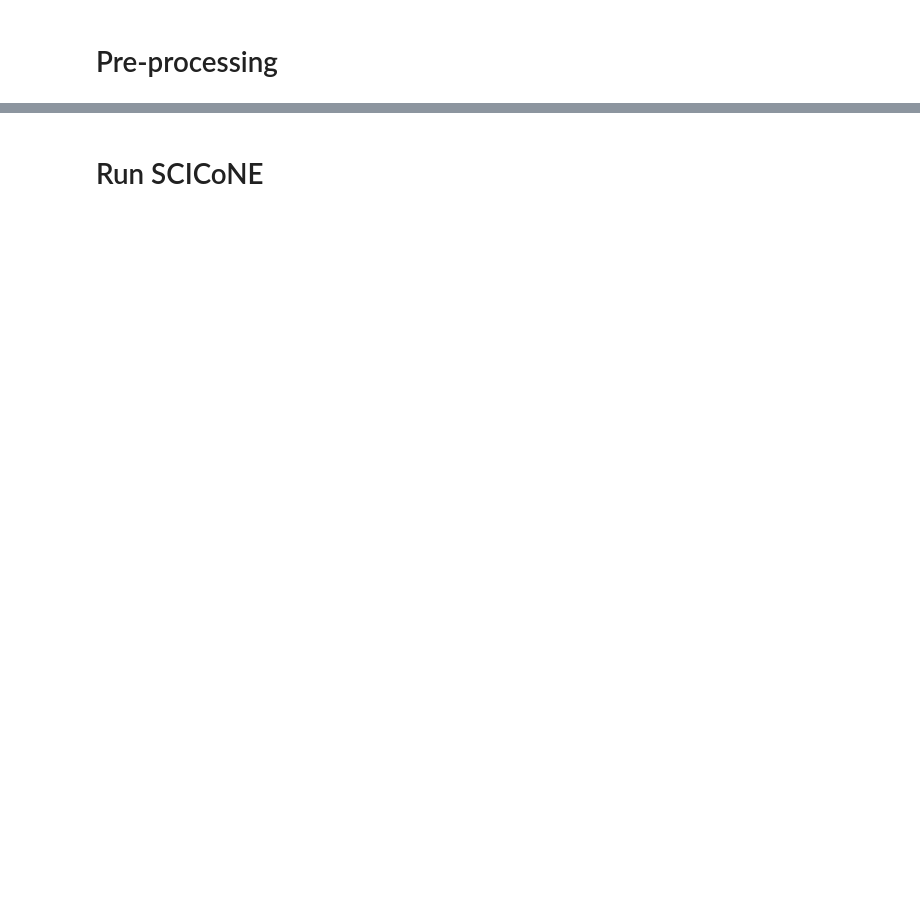
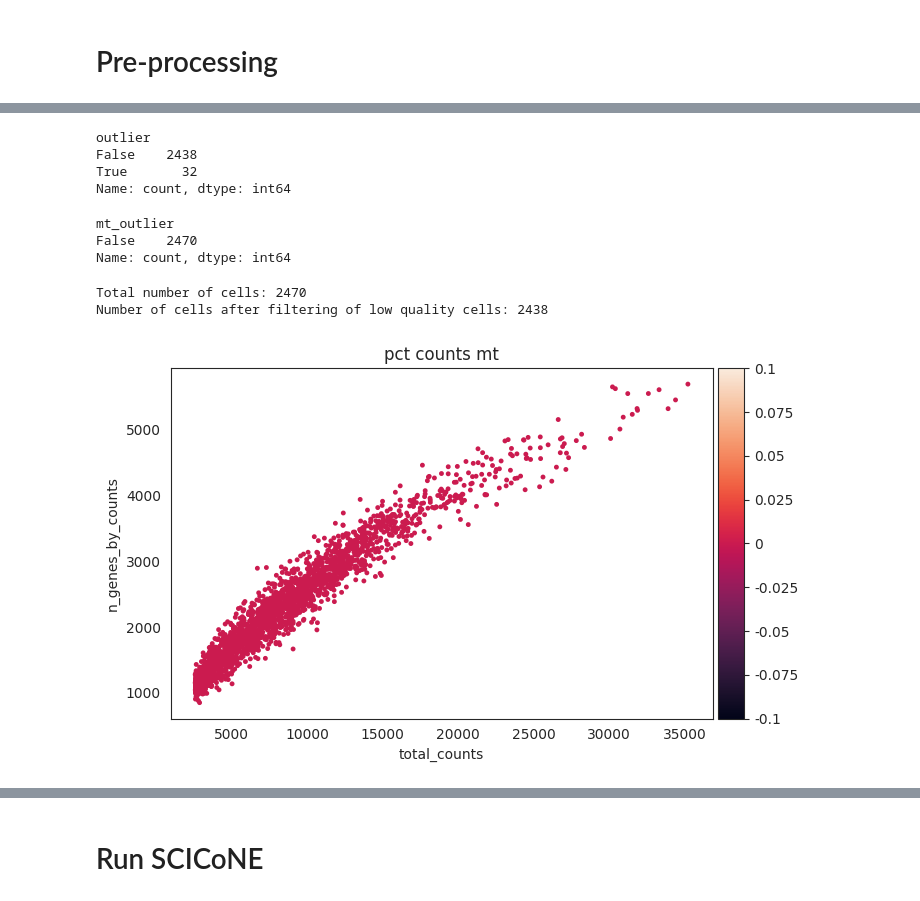
Before and after one commit to andress1002/SCICoNE_lab, a Jupyter notebook: rna_imp/scrna_lab.ipynb, the cells around one changed output, grey strips where cells are left out. Drawn from its saved outputs; the diff is of its cells as text; code cells hidden in the pictures; blank space fills up the shorter version.

```diff
--- a/rna_imp/scrna_lab.ipynb
+++ b/rna_imp/scrna_lab.ipynb
@@ -167,3 +188,45 @@ adata = adata[adata.obs.pct_counts_mt < 5, :] #mitochondrial quality control
+# %%
+from scipy.stats import median_abs_deviation
+
+def is_outlier(adata, metric: str, nmads: int):
+    M = adata.obs[metric]
+    outlier = (M < np.median(M) - nmads * median_abs_deviation(M)) | (
+        np.median(M) + nmads * median_abs_deviation(M) < M
+    )
+    return outlier
+# %%
+adata.obs["outlier"] = (
+    is_outlier(adata, "log1p_total_counts", 5)
+    | is_outlier(adata, "log1p_n_genes_by_counts", 5)
+    | is_outlier(adata, "pct_counts_in_top_20_genes", 5)
+)
+adata.obs.outlier.value_counts()
+# %% [output]
+outlier
+False    2438
+True       32
+Name: count, dtype: int64
+# %%
+adata.obs["mt_outlier"] = is_outlier(adata, "pct_counts_mt", 3) | (
+    adata.obs["pct_counts_mt"] > 8
+)
+adata.obs.mt_outlier.value_counts()
+# %% [output]
+mt_outlier
+False    2470
+Name: count, dtype: int64
+# %%
+print(f"Total number of cells: {adata.n_obs}")
+adata = adata[(~adata.obs.outlier) & (~adata.obs.mt_outlier)].copy()
+
+print(f"Number of cells after filtering of low quality cells: {adata.n_obs}")
+# %% [output]
+Total number of cells: 2470
+Number of cells after filtering of low quality cells: 2438
+# %%
+p1 = sc.pl.scatter(adata, "total_counts", "n_genes_by_counts", color="pct_counts_mt")
+# %% [output]
+[figure, added]
 # %%
 adata.raw = adata #checkpoint
 # %%
```
Also changed, not shown: parts of 18 cells of this notebook, 2 other files.
